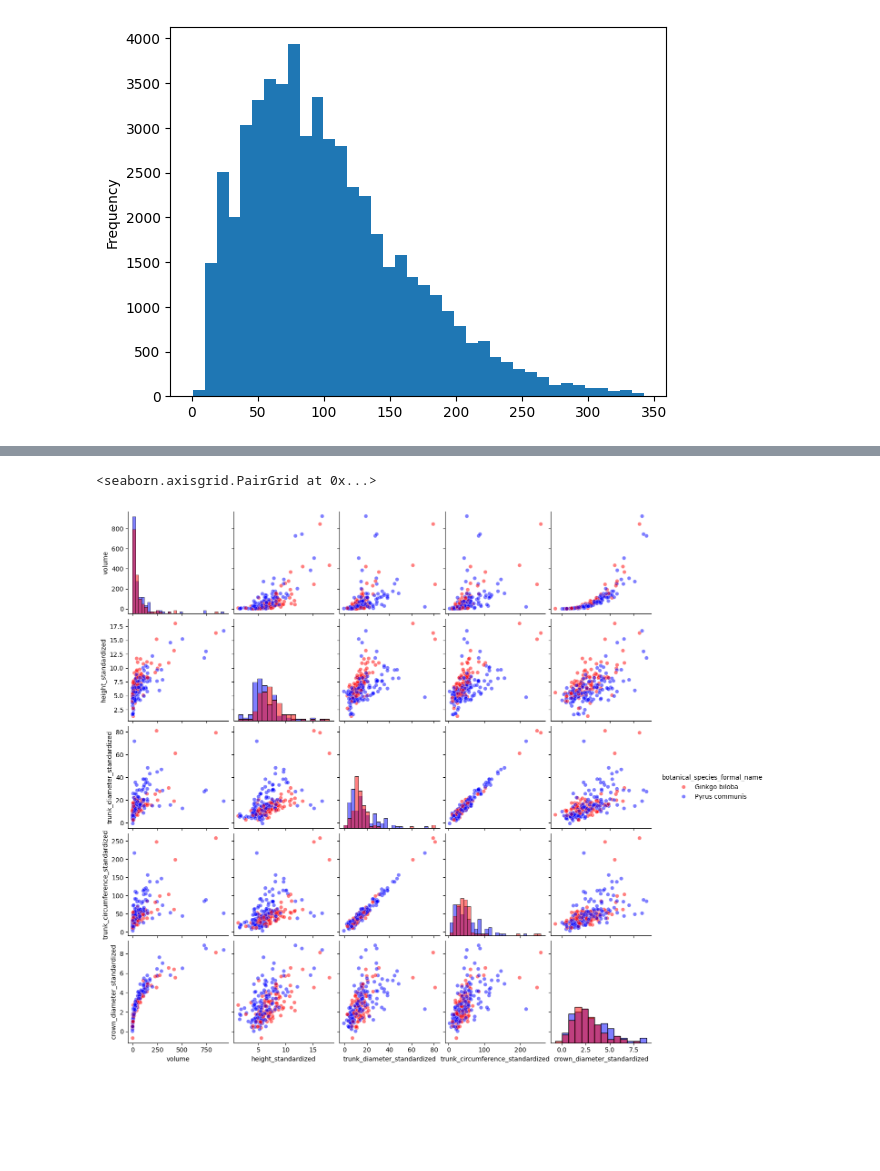
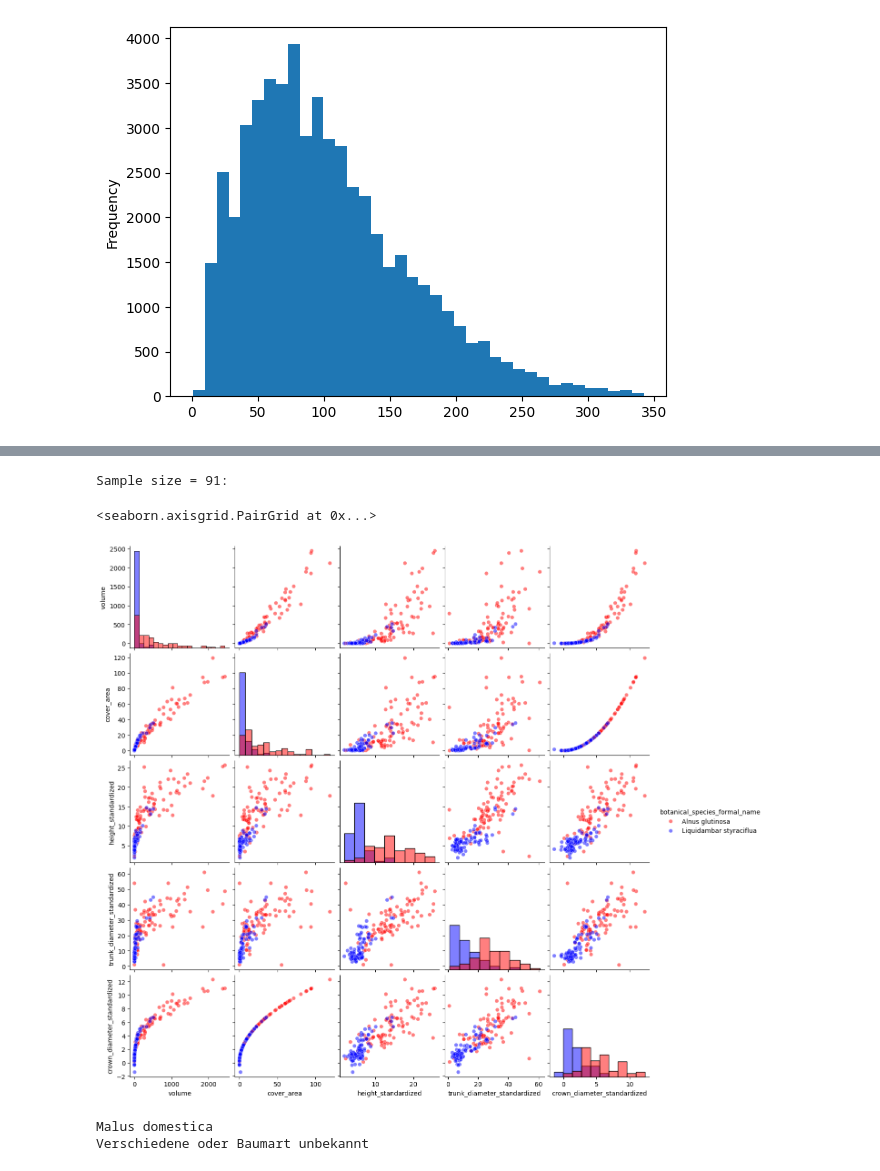
Before and after one commit to Claritatem/Urban-Trees, a Jupyter notebook: python/EDA_20260210.ipynb, the cells around one changed output, grey strips where cells are left out. Saved outputs shown, nothing was run; the diff lists cells and outputs as text; code cells hidden in the pictures; blank space fills up the shorter version.

```diff
--- a/python/EDA_20260210.ipynb
+++ b/python/EDA_20260210.ipynb
@@ -514,6 +442,8 @@ array([[<Axes: xlabel='height_standardized', ylabel='height_standardized'>,
 # %%
 # generate baseline abstraction feature: volume
 gdf['volume'] = gdf['height_standardized'] * (math.pi*((gdf['crown_diameter_standardized']/2)**2))
+# generate baseline abstraction feature: cover_area
+gdf['cover_area'] = (math.pi*((gdf['crown_diameter_standardized']/2)**2))
 # %%
 # sample per species metrics from qualified subset with abstraction
 rand_species = random.choice(valid_species)
@@ -552,26 +482,50 @@ Text(0.5, 1.02, 'Species = Malus sylvestris.\nn = 114')
 # %%
 # matrix by species - comparison
+
+## randomly select two valid species
 rand_species_A = random.choice(valid_species)
 rand_species_B = random.choice(valid_species)
 
-subset_with_labels = gdf.loc[((gdf['botanical_species_formal_name'] == rand_species_A) |
-                              (gdf['botanical_species_formal_name'] == rand_species_B)) &
+# subset by species A
+subset_A_with_labels = gdf.loc[(gdf['botanical_species_formal_name'] == rand_species_A) &
                              (gdf['in_qualified_cohort']),
-                             ['botanical_species_formal_name', 'volume', 'height_standardized',
-                              'trunk_diameter_standardized', 'trunk_circumference_standardized',
-                              'crown_diameter_standardized']]
+                             ['botanical_species_formal_name', 'volume','cover_area','height_standardized',
+                              'trunk_diameter_standardized','crown_diameter_standardized']]
+
+# subset by species B
+subset_B_with_labels = gdf.loc[(gdf['botanical_species_formal_name'] == rand_species_B) &
+                             (gdf['in_qualified_cohort']),
+                             ['botanical_species_formal_name', 'volume','cover_area','height_standardized',
+                              'trunk_diameter_standardized','crown_diameter_standardized']]
+
+# sample from each species 70% of the size of the smallest population
+sizeA = subset_A_with_labels.shape[0]
+sizeB = subset_B_with_labels.shape[0]
+size = [sizeA if sizeA <= sizeB else sizeB]
+size = round(size[0]*.7)
+print(f'Sample size = {size}:')
+
+# join subsets (Interesting that there is no gpd.concat. gpd relies on pd.conccat)
+subset_with_labels = pd.concat([subset_A_with_labels.sample(size),subset_B_with_labels.sample(size)])
 
 # pairplot
 sns.pairplot(subset_with_labels,
              hue='botanical_species_formal_name',
              palette={rand_species_A: 'red', rand_species_B: 'blue'},
              diag_kind='hist', # Can also use 'kde' for smooth curves
              plot_kws={'alpha': 0.5})
 
 # This strengthens my suspicion of a unique per species contribution
 # %% [output]
-<seaborn.axisgrid.PairGrid at 0x...>
+Sample size = 91:
+<seaborn.axisgrid.PairGrid at 0x...>
-[figure, old version]
+[figure, new version]
+# %%
+print(rand_species_A)
+print(rand_species_B)
+# %% [output]
+Malus domestica
+Verschiedene oder Baumart unbekannt
 # %% [markdown]
 ## Observations
 
```
Also changed, not shown: parts of 8 cells of this notebook, 42 other files.
